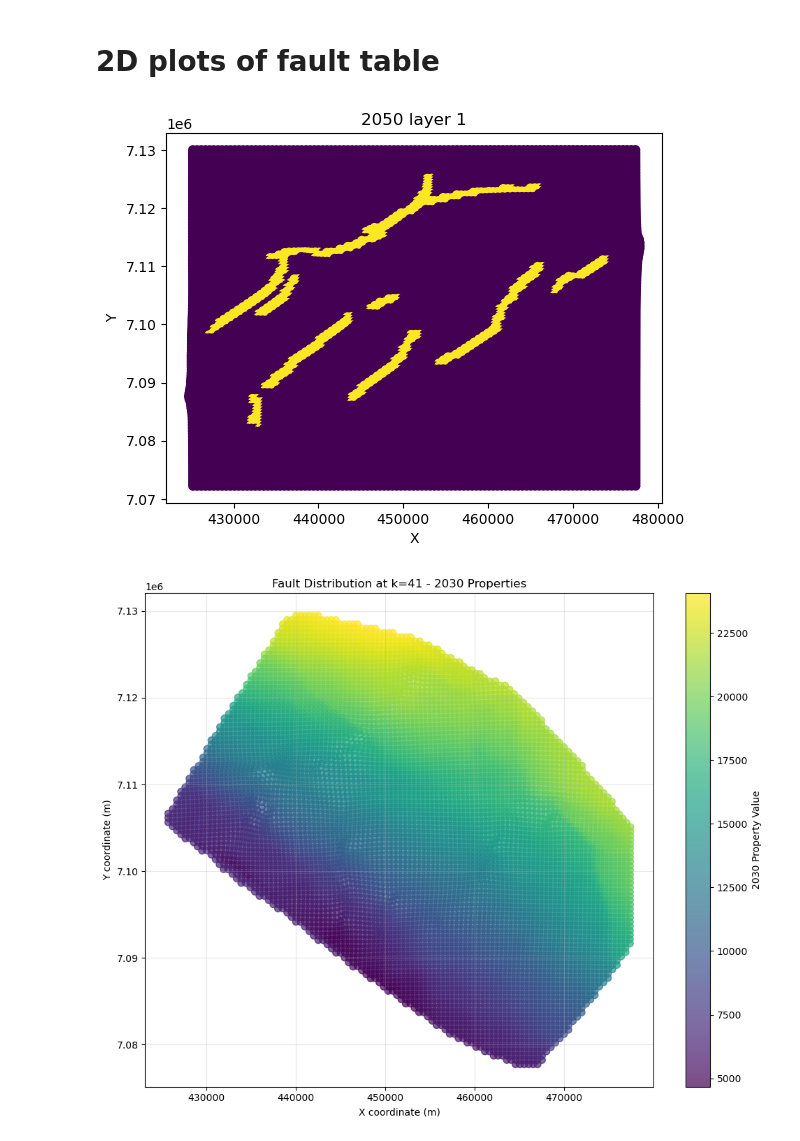
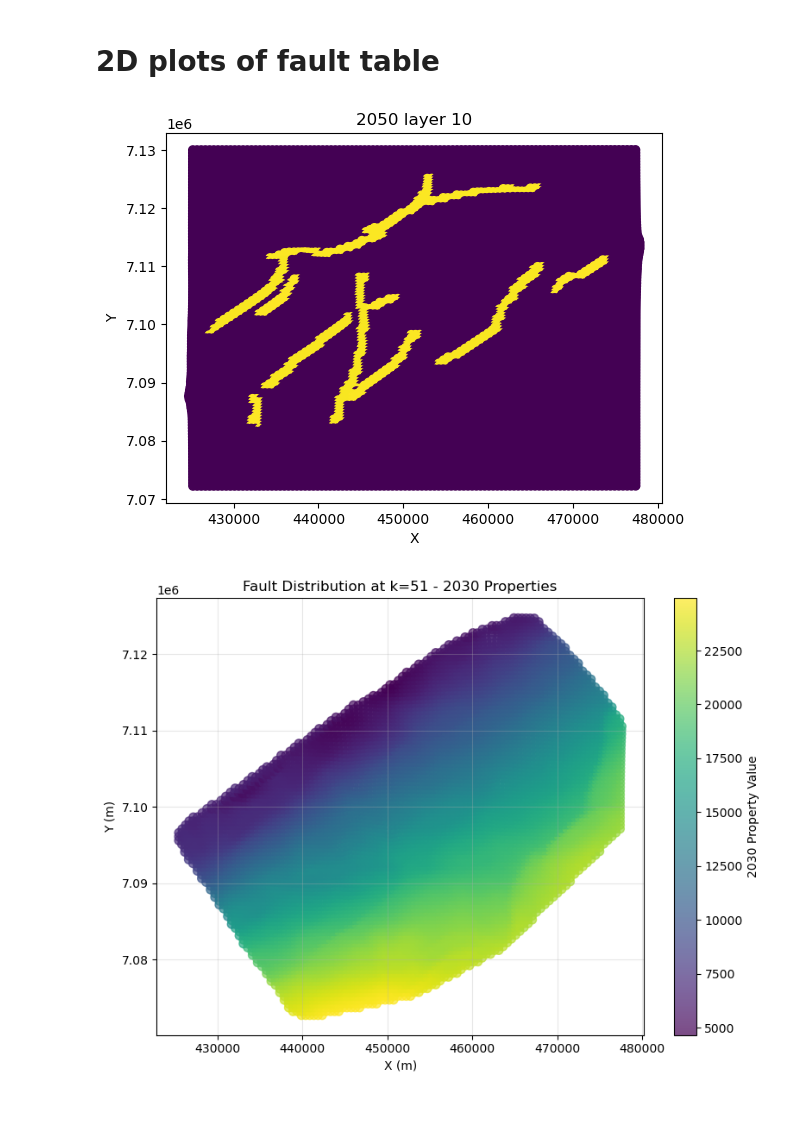
Before and after one commit to JihuiDing/postCMGsim, a Jupyter notebook: nb_2D_plots.ipynb, the cells around one changed output. Drawn from its saved outputs; the diff is of its cells as text; code cells hidden in the pictures; blank space fills up the shorter version.

Commit message:
update 2d plots

```diff
--- a/nb_2D_plots.ipynb
+++ b/nb_2D_plots.ipynb
@@ -39,12 +39,12 @@ plt.show()
 # %% [markdown]
 # 2D plots of fault table
 # %%
-layer = 1; year = 2050; year_list = [2030, 2040, 2050, 2060, 2550, 3050]
+layer = 10; year = 2050; year_list = [2030, 2040, 2050, 2060, 2550, 3050]
 arr = pd.read_csv('results/case1_fault_table.csv')
-plt.scatter(arr[arr['k'] == layer]['x_ave'], arr[arr['k'] == layer]['y_ave'], c=arr[arr['k'] == layer]['fault_id'], cmap='viridis', vmin=0, vmax=1)
+plt.scatter(arr[arr['k'] == layer]['x_ave'], arr[arr['k'] == layer]['y_ave'], c=arr[arr['k'] == layer]['fault_id'], cmap='viridis')
 plt.xlabel('X')
 plt.ylabel('Y')
 plt.title(f'{year} layer {layer}')
 plt.show()
 # %% [output]
-[figure, old version]
+[figure, new version]
@@ -52,42 +60,42 @@ plt.show()
 import pandas as pd
 import matplotlib.pyplot as plt
 
-fault_table_path = 'results/case1_fault_table.csv'
-k_layer = 41
+fault_table_path = 'results/case1_fault_table2.csv'
+k_layer = 51
 year_column = '2030'
-figsize = (10, 8)
+figsize = (8, 6)
 
 
 # Load the fault table
 fault_table = pd.read_csv(fault_table_path)
 
 # Filter data for the specific k layer
 layer_data = fault_table[fault_table['k'] == k_layer].copy()
 
 # Create the plot with specified figure size
 fig, ax = plt.subplots(figsize=figsize)
 
 if year_column in layer_data.columns:
     # Color by property value
     scatter = ax.scatter(layer_data['x_ave'], layer_data['y_ave'],
                         c=layer_data[year_column], cmap='viridis', s=50, alpha=0.7)
     plt.colorbar(scatter, ax=ax, label=f'{year_column} Property Value')
     title = f'Fault Distribution at k={k_layer} - {year_column} Properties'
 else:
     # Color by fault_id
     unique_faults = layer_data['fault_id'].unique()
     for fault_id in unique_faults:
         fault_data = layer_data[layer_data['fault_id'] == fault_id]
         ax.scatter(fault_data['x_ave'], fault_data['y_ave'],
                     label=f'Fault {fault_id}', s=50, alpha=0.7)
     ax.legend()
     title = f'Fault Distribution at k={k_layer}'
 
-ax.set_xlabel('X coordinate (m)')
-ax.set_ylabel('Y coordinate (m)')
+ax.set_xlabel('X (m)')
+ax.set_ylabel('Y (m)')
 ax.set_title(title)
 ax.grid(True, alpha=0.3)
 
 plt.tight_layout()
 # %% [output]
-[figure, old version]
+[figure, new version]
```
Also changed, not shown: parts of 1 cell of this notebook, 5 other files.
